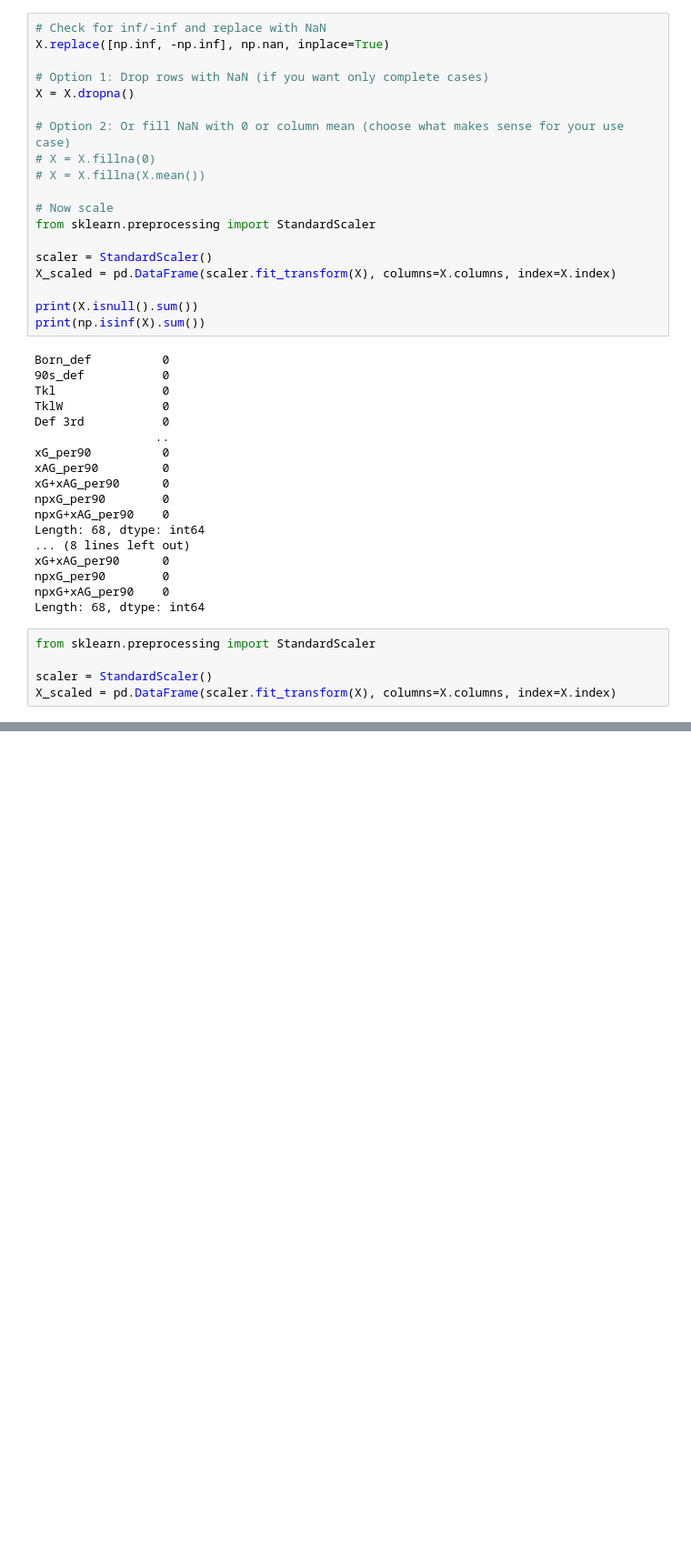
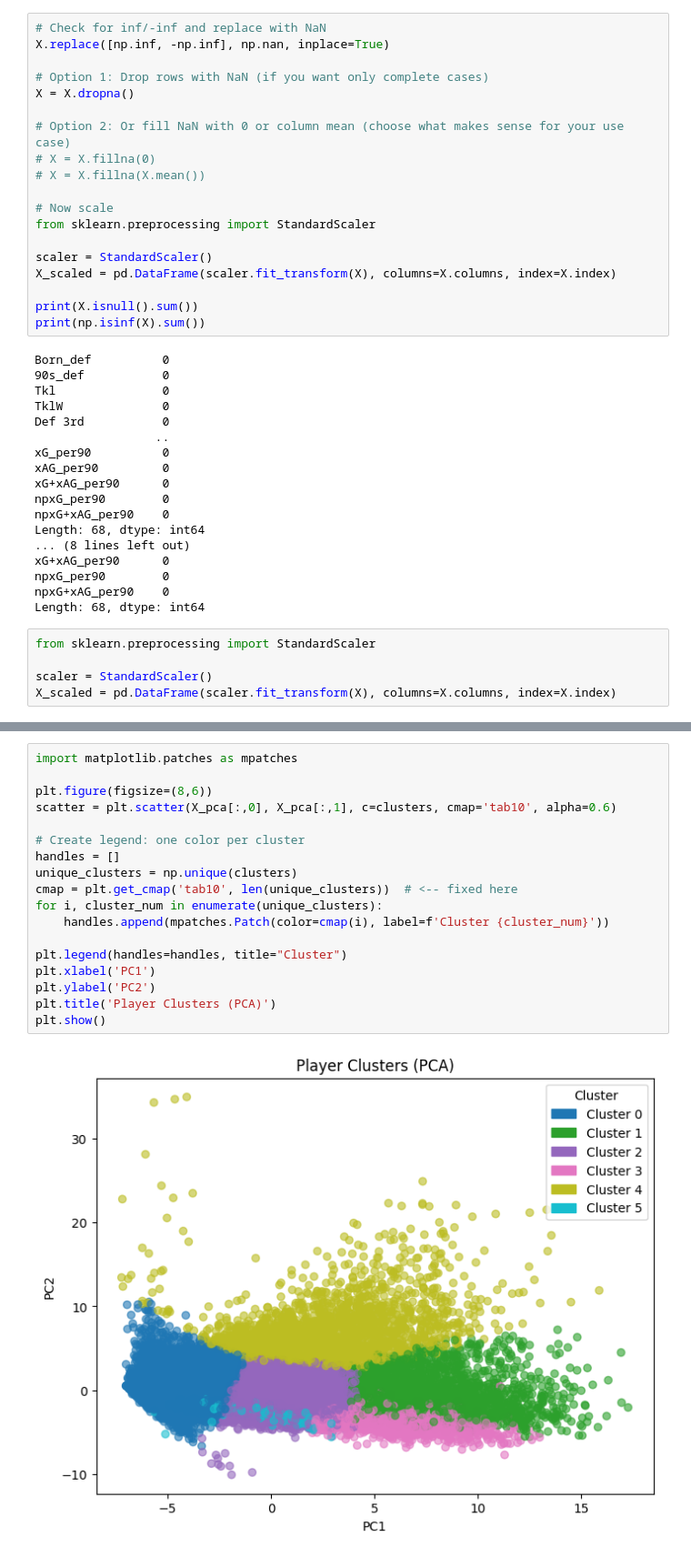
Before and after one commit to M4G1C14N5/scouting-report, a Jupyter notebook: player_role_clustering.ipynb, the cells around one changed output, grey strips where cells are left out. Shown at 91% size. Drawn from its saved outputs; the diff is of its cells as text; blank space fills up the shorter version.

```diff
--- a/player_role_clustering.ipynb
+++ b/player_role_clustering.ipynb
@@ -147,0 +253,20 @@ FileNotFoundError: [Errno 2] No such file or directory: 'passing_cleaned.csv'
+# %%
+import matplotlib.patches as mpatches
+
+plt.figure(figsize=(8,6))
+scatter = plt.scatter(X_pca[:,0], X_pca[:,1], c=clusters, cmap='tab10', alpha=0.6)
+
+# Create legend: one color per cluster
+handles = []
+unique_clusters = np.unique(clusters)
+cmap = plt.get_cmap('tab10', len(unique_clusters))  # <-- fixed here
+for i, cluster_num in enumerate(unique_clusters):
+    handles.append(mpatches.Patch(color=cmap(i), label=f'Cluster {cluster_num}'))
+
+plt.legend(handles=handles, title="Cluster")
+plt.xlabel('PC1')
+plt.ylabel('PC2')
+plt.title('Player Clusters (PCA)')
+plt.show()
+# %% [output]
+[figure, added]
```
Also changed, not shown: parts of 8 cells of this notebook, 1 other file.
